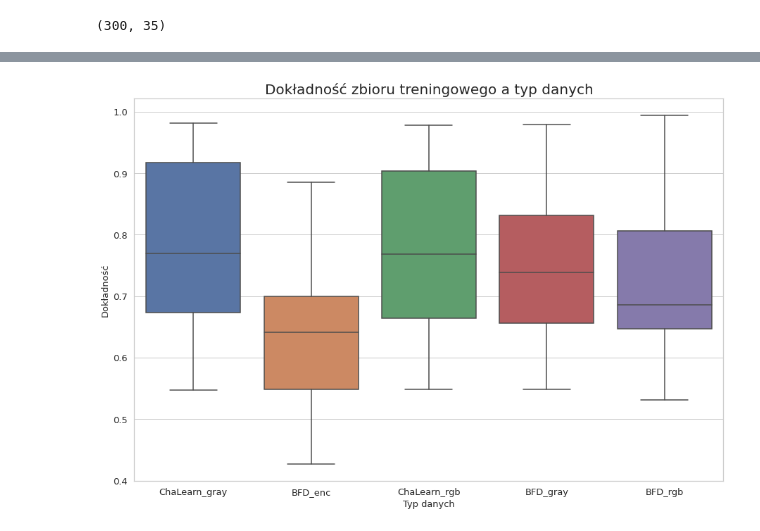
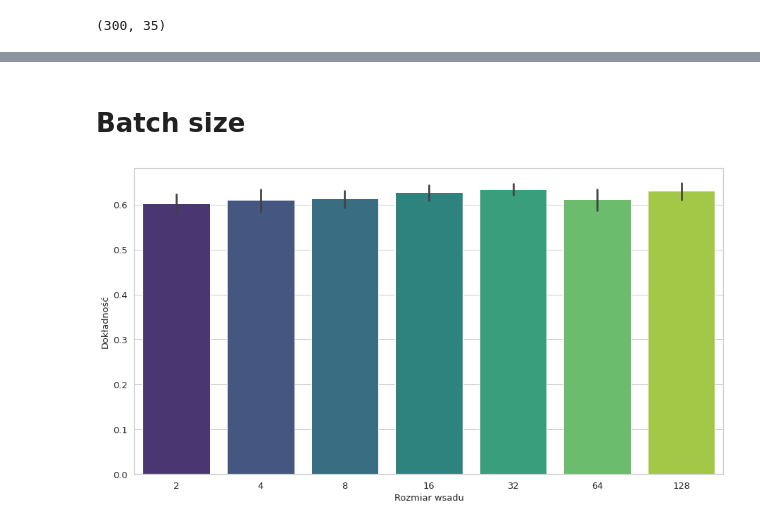
Before and after one commit to Krl1/PersonalityPrediction, a Jupyter notebook: comparison.ipynb, the cells around one changed output, grey strips where cells are left out. Saved outputs shown, nothing was run; the diff lists cells and outputs as text; code cells hidden in the pictures.

```diff
--- a/comparison.ipynb
+++ b/comparison.ipynb
@@ -37,3 +21,6 @@ df
+# %%
+map_values = {True : "tak", False: "nie"}
+df['batch_norm'] =  df['batch_norm'].map(map_values)
 # %%
 important_columns = ['Name', 'batch_norm', 'batch_size', 'dropout', 'lr', 'negative_slope', 'epoch','train_acc_epoch', 'train_loss_epoch', 'trainer/global_step', 'val_acc_epoch','val_loss_epoch','data_name', 'dataset','data_version']
 # %%
@@ -84,11 +185,12 @@ plt.title('Dokładność zbioru walidacyjnego a typ danych', fontdict={'fontsize
+# %% [markdown]
+# Batch size
 # %%
 labels_font_size = 13
-plt.figure(figsize=(15,10))
-ax = sns.boxplot(x="data_name", y="train_acc_epoch", data=df)
-plt.xlabel("Typ danych", fontsize=labels_font_size)
+plt.figure(figsize=(15,8))
+ax = sns.barplot(x="batch_size", y="val_acc_epoch", data=df, palette="viridis")
+plt.xlabel("Rozmiar wsadu", fontsize=labels_font_size)
 plt.ylabel("Dokładność", fontsize=labels_font_size)
 plt.xticks(fontsize=labels_font_size) #rotation=10
-plt.yticks(fontsize=labels_font_size)
-plt.title('Dokładność zbioru treningowego a typ danych', fontdict={'fontsize':20});
+plt.yticks(fontsize=labels_font_size);
 # %% [output]
-[figure, old version]
+[figure, new version]
```
Also changed, not shown: parts of 29 cells of this notebook, 10 other files.
